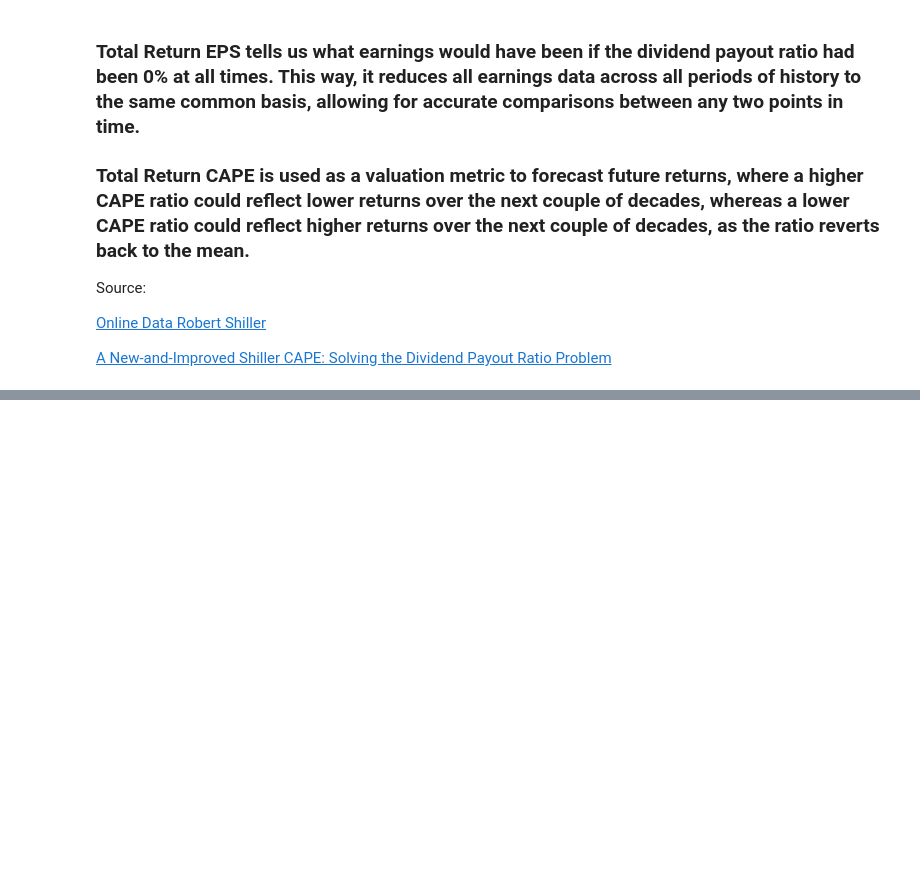
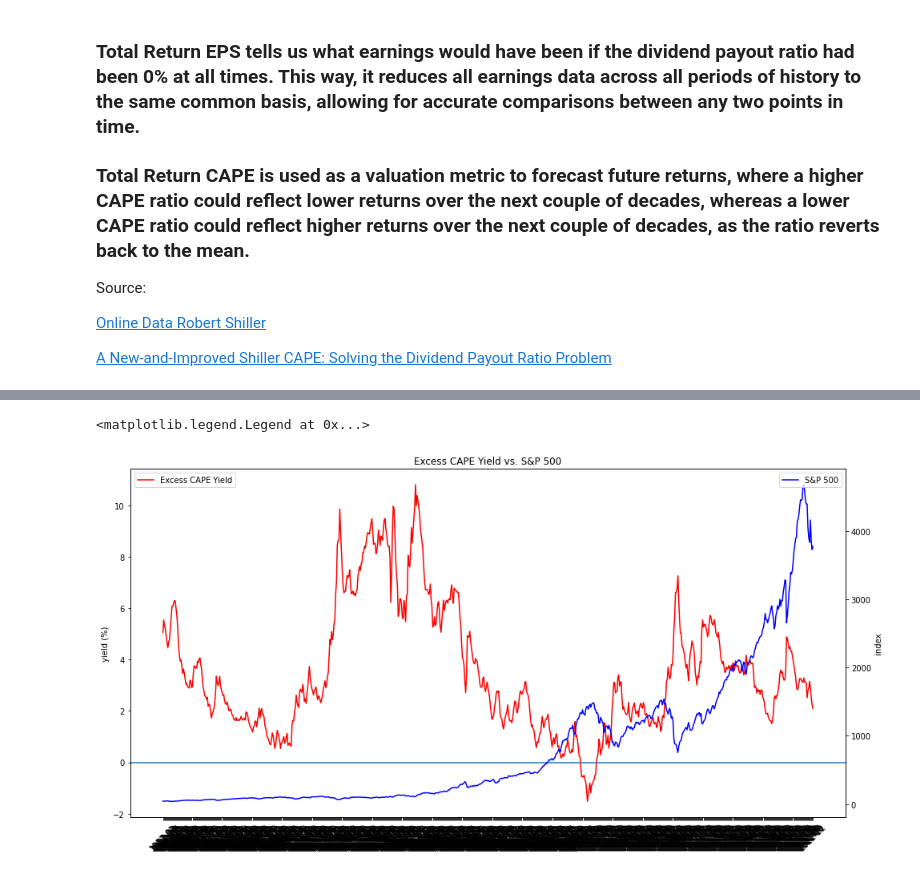
Before and after one commit to dbogatic/market_valuation, a Jupyter notebook: tr_cape.ipynb, the cells around one changed output, grey strips where cells are left out. Saved outputs shown, nothing was run; the diff lists cells and outputs as text; code cells hidden in the pictures; blank space fills up the shorter version.

```diff
--- a/tr_cape.ipynb
+++ b/tr_cape.ipynb
@@ -71,0 +109,17 @@ plt.legend()
+# %%
+# Plot ECY vs S&P 500
+fig, ax = plt.subplots(figsize=(16,8))
+plt.plot(tr_cape['ECY(%)'], label ='Excess CAPE Yield', color='r')
+ax.set_ylabel('yield (%)')
+ax.axhline(y=0)
+ax.legend(loc='upper left')
+ax.tick_params(axis='x', rotation=45)
+
+ax2 = ax.twinx()
+plt.plot(tr_cape['S&P500'], label='S&P 500', color='b')
+ax.set_title('Excess CAPE Yield vs. S&P 500')
+ax2.set_ylabel('index')
+ax2.legend(loc='upper right')
+# %% [output]
+<matplotlib.legend.Legend at 0x...>
+[figure, added]
```
Also changed, not shown: parts of 7 cells of this notebook, 5 other files.
